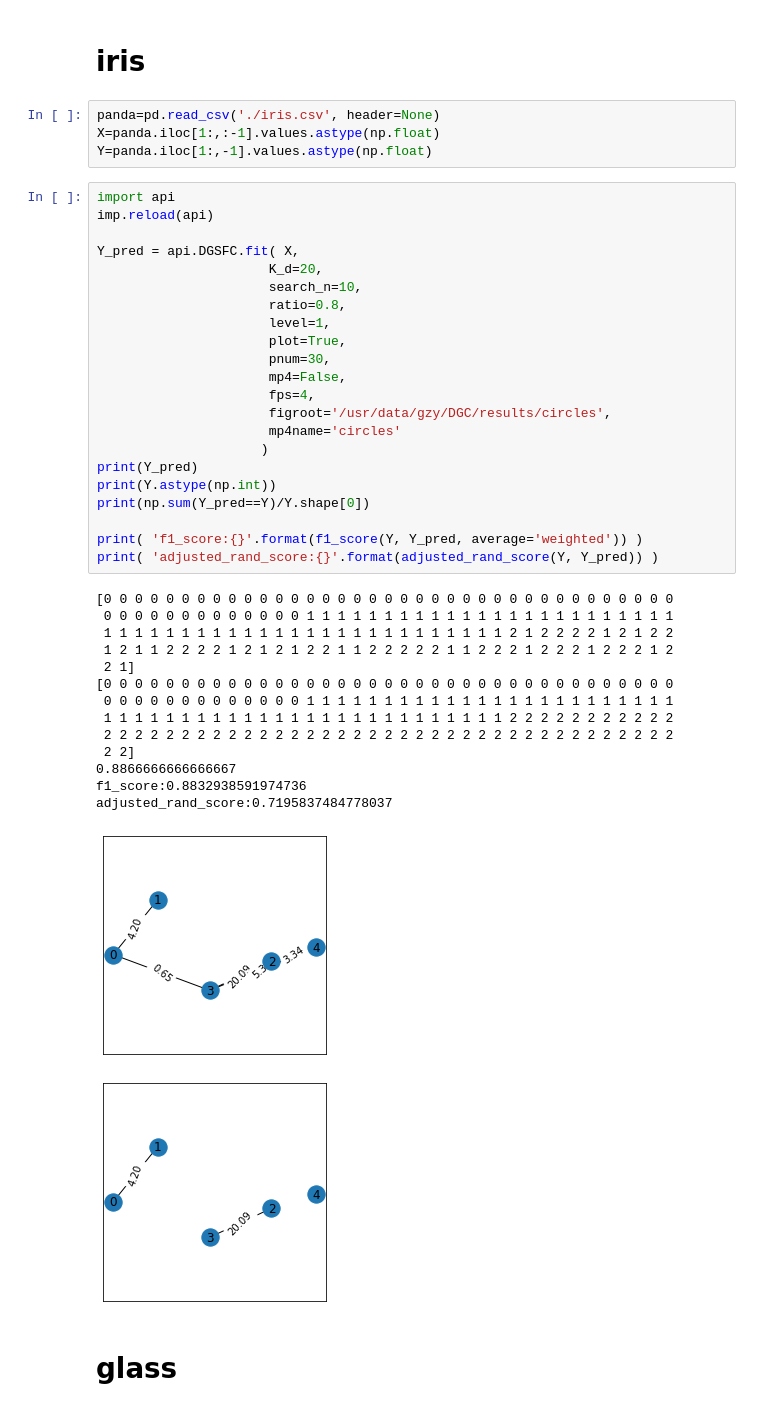
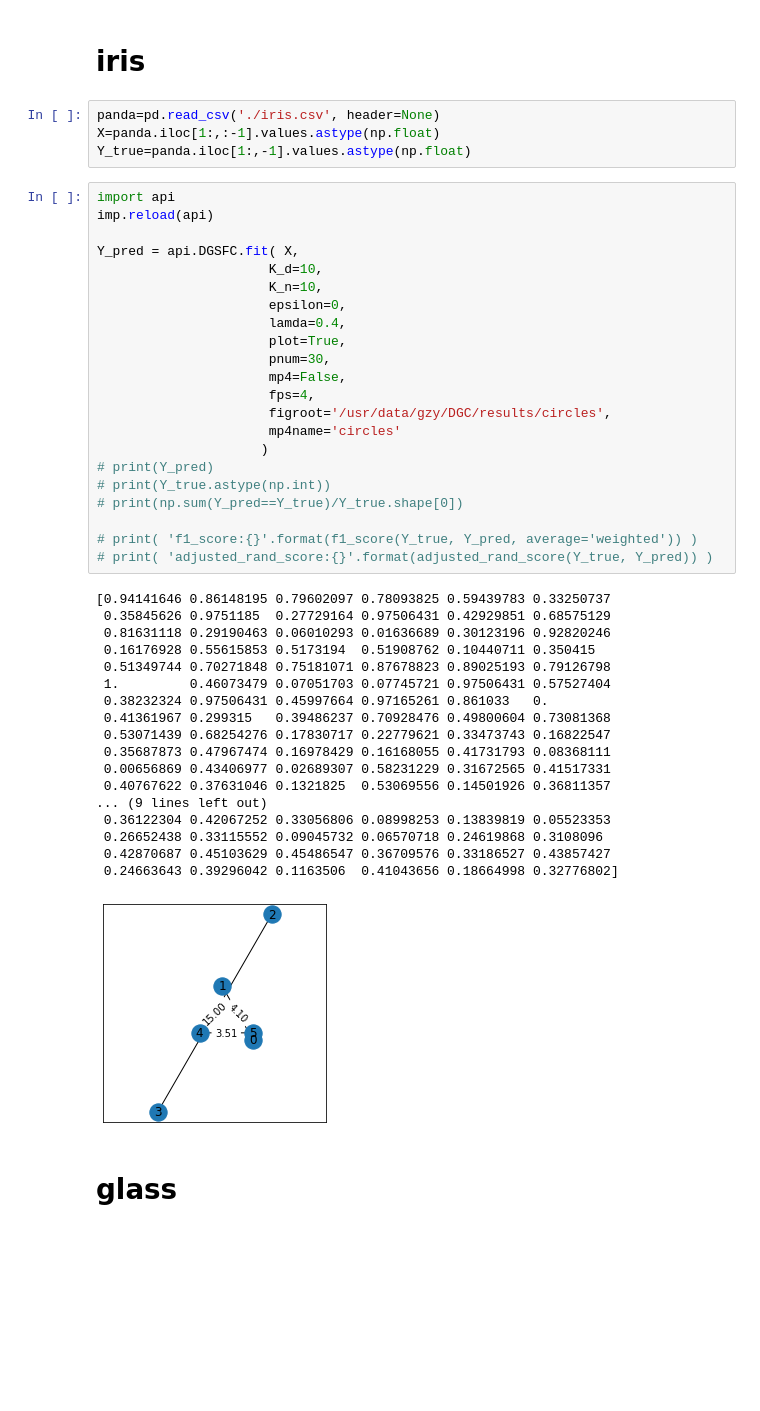
Before and after one commit to gaozhangyang/GIT, a Jupyter notebook: ex3_realdata/experiments.ipynb, the cells around one changed output. Drawn from its saved outputs; the diff is of its cells as text; blank space fills up the shorter version.

```diff
--- a/ex3_realdata/experiments.ipynb
+++ b/ex3_realdata/experiments.ipynb
@@ -17,45 +49,48 @@ from sklearn.metrics import f1_score,adjusted_rand_score
 # %%
 panda=pd.read_csv('./iris.csv', header=None)
 X=panda.iloc[1:,:-1].values.astype(np.float)
-Y=panda.iloc[1:,-1].values.astype(np.float)
+Y_true=panda.iloc[1:,-1].values.astype(np.float)
 # %%
 import api
 imp.reload(api)
 
 Y_pred = api.DGSFC.fit( X,
-                      K_d=20,
-                      search_n=10,
-                      ratio=0.8,
-                      level=1,
+                      K_d=10,
+                      K_n=10,
+                      epsilon=0,
+                      lamda=0.4,
                       plot=True,
                       pnum=30,
                       mp4=False,
                       fps=4,
                       figroot='/usr/data/gzy/DGC/results/circles',
                       mp4name='circles'
                      )
-print(Y_pred)
-print(Y.astype(np.int))
-print(np.sum(Y_pred==Y)/Y.shape[0])
+# print(Y_pred)
+# print(Y_true.astype(np.int))
+# print(np.sum(Y_pred==Y_true)/Y_true.shape[0])
 
-print( 'f1_score:{}'.format(f1_score(Y, Y_pred, average='weighted')) )
-print( 'adjusted_rand_score:{}'.format(adjusted_rand_score(Y, Y_pred)) )
+# print( 'f1_score:{}'.format(f1_score(Y_true, Y_pred, average='weighted')) )
+# print( 'adjusted_rand_score:{}'.format(adjusted_rand_score(Y_true, Y_pred)) )
 # %% [output]
-[0 0 0 0 0 0 0 0 0 0 0 0 0 0 0 0 0 0 0 0 0 0 0 0 0 0 0 0 0 0 0 0 0 0 0 0 0
- 0 0 0 0 0 0 0 0 0 0 0 0 0 1 1 1 1 1 1 1 1 1 1 1 1 1 1 1 1 1 1 1 1 1 1 1 1
- 1 1 1 1 1 1 1 1 1 1 1 1 1 1 1 1 1 1 1 1 1 1 1 1 1 1 2 1 2 2 2 2 1 2 1 2 2
- 1 2 1 1 2 2 2 2 1 2 1 2 1 2 2 1 1 2 2 2 2 2 1 1 2 2 2 1 2 2 2 1 2 2 2 1 2
- 2 1]
-[0 0 0 0 0 0 0 0 0 0 0 0 0 0 0 0 0 0 0 0 0 0 0 0 0 0 0 0 0 0 0 0 0 0 0 0 0
- 0 0 0 0 0 0 0 0 0 0 0 0 0 1 1 1 1 1 1 1 1 1 1 1 1 1 1 1 1 1 1 1 1 1 1 1 1
- 1 1 1 1 1 1 1 1 1 1 1 1 1 1 1 1 1 1 1 1 1 1 1 1 1 1 2 2 2 2 2 2 2 2 2 2 2
- 2 2 2 2 2 2 2 2 2 2 2 2 2 2 2 2 2 2 2 2 2 2 2 2 2 2 2 2 2 2 2 2 2 2 2 2 2
- 2 2]
-0.8866666666666667
-f1_score:0.8832938591974736
-adjusted_rand_score:0.7195837484778037
+[0.94141646 0.86148195 0.79602097 0.78093825 0.59439783 0.33250737
+ 0.35845626 0.9751185  0.27729164 0.97506431 0.42929851 0.68575129
+ 0.81631118 0.29190463 0.06010293 0.01636689 0.30123196 0.92820246
+ 0.16176928 0.55615853 0.5173194  0.51908762 0.10440711 0.350415
+ 0.51349744 0.70271848 0.75181071 0.87678823 0.89025193 0.79126798
+ 1.         0.46073479 0.07051703 0.07745721 0.97506431 0.57527404
+ 0.38232324 0.97506431 0.45997664 0.97165261 0.861033   0.
+ 0.41361967 0.299315   0.39486237 0.70928476 0.49800604 0.73081368
+ 0.53071439 0.68254276 0.17830717 0.22779621 0.33473743 0.16822547
+ 0.35687873 0.47967474 0.16978429 0.16168055 0.41731793 0.08368111
+ 0.00656869 0.43406977 0.02689307 0.58231229 0.31672565 0.41517331
+ 0.40767622 0.37631046 0.1321825  0.53069556 0.14501926 0.36811357
+... (9 lines left out)
+ 0.36122304 0.42067252 0.33056806 0.08998253 0.13839819 0.05523353
+ 0.26652438 0.33115552 0.09045732 0.06570718 0.24619868 0.3108096
+ 0.42870687 0.45103629 0.45486547 0.36709576 0.33186527 0.43857427
+ 0.24663643 0.39296042 0.1163506  0.41043656 0.18664998 0.32776802]
-[figure, old version]
+[figure, new version]
-[figure, removed]
 # %% [markdown]
 # glass
 # %%
```
Also changed, not shown: parts of 16 cells of this notebook, 6 other files.
